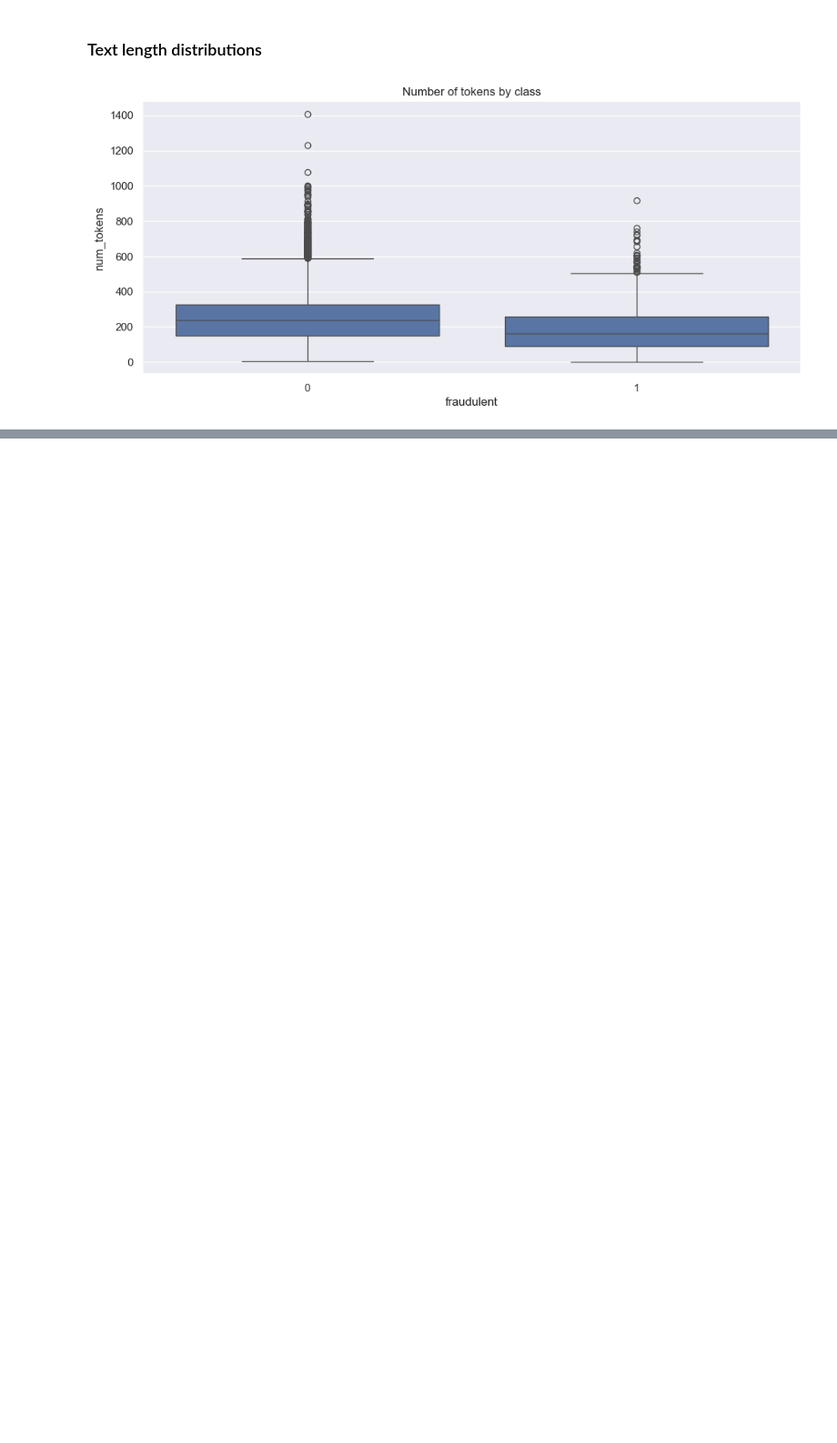
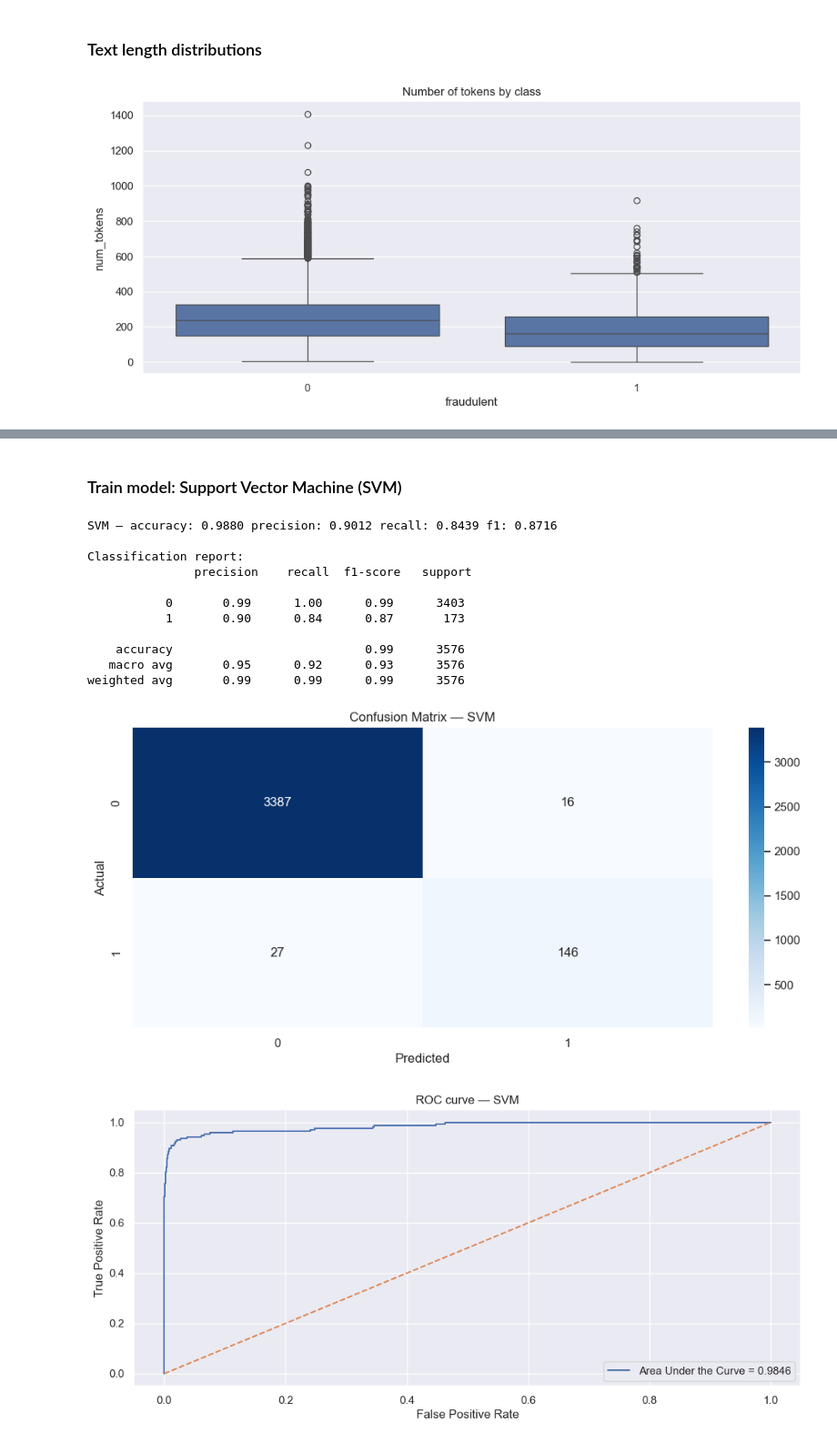
Before and after one commit to VijayRakkaiah/Fake_Job_Postings_Detector, a Jupyter notebook: Fake_Job_Postings_Detector.ipynb, the cells around one changed output, grey strips where cells are left out. Shown at 91% size. Saved outputs shown, nothing was run; the diff lists cells and outputs as text; code cells hidden in the pictures; blank space fills up the shorter version.

```diff
--- a/Fake_Job_Postings_Detector.ipynb
+++ b/Fake_Job_Postings_Detector.ipynb
@@ -345,0 +453,21 @@ plt.show()
+# %% [markdown]
+### Train model: Support Vector Machine (SVM)
+# %%
+svm = SVC(kernel='linear', probability=True, class_weight='balanced', random_state=42)
+svm.fit(X_train, y_train)
+
+evaluate_model(svm, X_test, y_test, model_name='SVM')
+# %% [output]
+SVM — accuracy: 0.9880 precision: 0.9012 recall: 0.8439 f1: 0.8716
+
+Classification report:
+               precision    recall  f1-score   support
+
+           0       0.99      1.00      0.99      3403
+           1       0.90      0.84      0.87       173
+
+    accuracy                           0.99      3576
+   macro avg       0.95      0.92      0.93      3576
+weighted avg       0.99      0.99      0.99      3576
+[figure, added]
+[figure, added]
```
Also changed, not shown: parts of 25 cells of this notebook, 7 other files.
